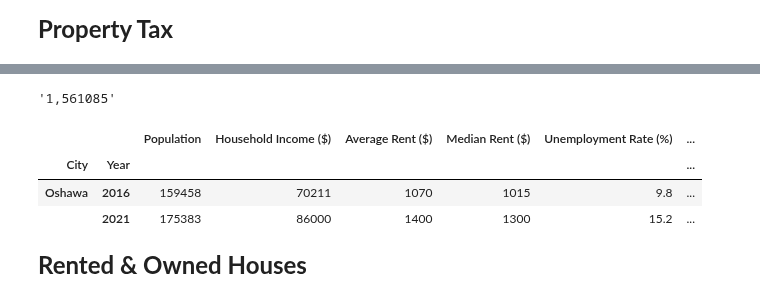
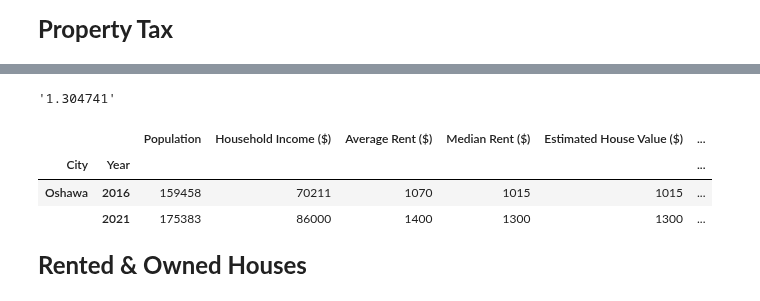
Before and after one commit to MaisieDeGraaf/oakville-housing-analysis, a Jupyter notebook: Housing Market.ipynb, the cells around one changed output, grey strips where cells are left out. Saved outputs shown, nothing was run; the diff lists cells and outputs as text; code cells hidden in the pictures.

Commit message:
Oshawa_df csv

```diff
--- a/Housing Market.ipynb
+++ b/Housing Market.ipynb
@@ -104,0 +125,4 @@ Oshawa_df
+# %%
+#Adding to the df
+Oshawa_df["Estimated House Value ($)"] = [oshawa_median_rent_2016,oshawa_median_rent_2021]
+Oshawa_df
@@ -150,24 +179,23 @@ oshawa_taxr_2016
 # %%
 #Small note : tax = House Value * tax rate
 #Listing all my paths
-data_2016 = Path("Resources1/2016 Property Tax Rates-Oshawa.csv")
+data_2021 = Path("Resources1/2021 Property Tax Rates-Oshawa.csv")
 
 #Read the csv file
-df_2016 = pd.read_csv(data_2016, encoding = "ISO-8859-1", on_bad_lines = "skip", sep = ";")
-df_2016 = df_2016.loc[df_2016["Municipality"] == "Oshawa"]
-oshawa_taxr_2016 = df_2016.iloc[0][4]
-oshawa_taxr_2016
+df_2021 = pd.read_csv(data_2021, encoding = "ISO-8859-1", on_bad_lines = "skip", sep = ";")
+oshawa_taxr_2021 = df_2021.iloc[3][3]
+oshawa_taxr_2021
 # %% [output]
-'1,561085'
+'1.304741'
 # %%
 #Adding to the df
-Oshawa_df["Property Tax Rate (%)"] = [oshawa_taxr_2016,oshawa_taxr_2016]
+Oshawa_df["Property Tax Rate (%)"] = [oshawa_taxr_2016,oshawa_taxr_2021]
 Oshawa_df
 # %% [output]
-|  |  | Population | Household Income ($) | Average Rent ($) | Median Rent ($) | Unemployment Rate (%) | ... |
+|  |  | Population | Household Income ($) | Average Rent ($) | Median Rent ($) | Estimated House Value ($) | ... |
 | City | Year |  |  |  |  |  | ... |
-| Oshawa | 2016 | 159458 | 70211 | 1070 | 1015 | 9.8 | ... |
-|  | 2021 | 175383 | 86000 | 1400 | 1300 | 15.2 | ... |
+| Oshawa | 2016 | 159458 | 70211 | 1070 | 1015 | 1015 | ... |
+|  | 2021 | 175383 | 86000 | 1400 | 1300 | 1300 | ... |
 # %% [markdown]
 **<font size="5">Rented & Owned Houses</font>**
 # %%
```
Also changed, not shown: parts of 9 cells of this notebook, 6 other files.
